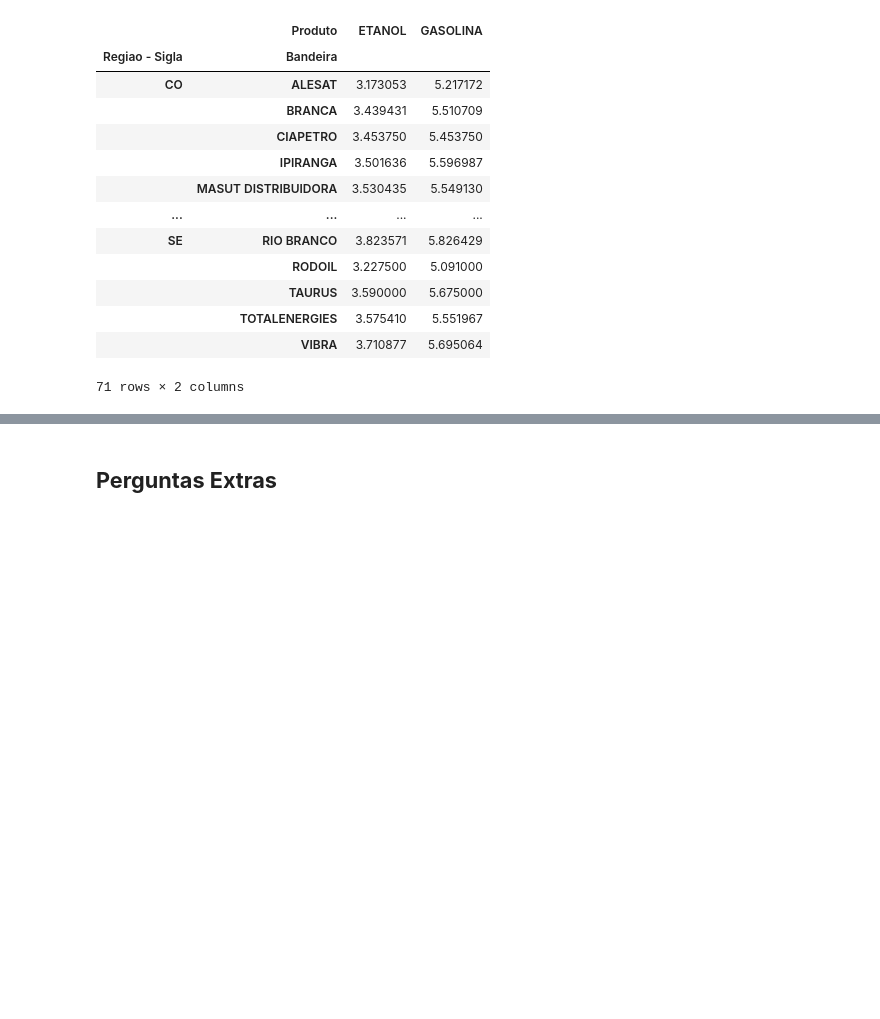
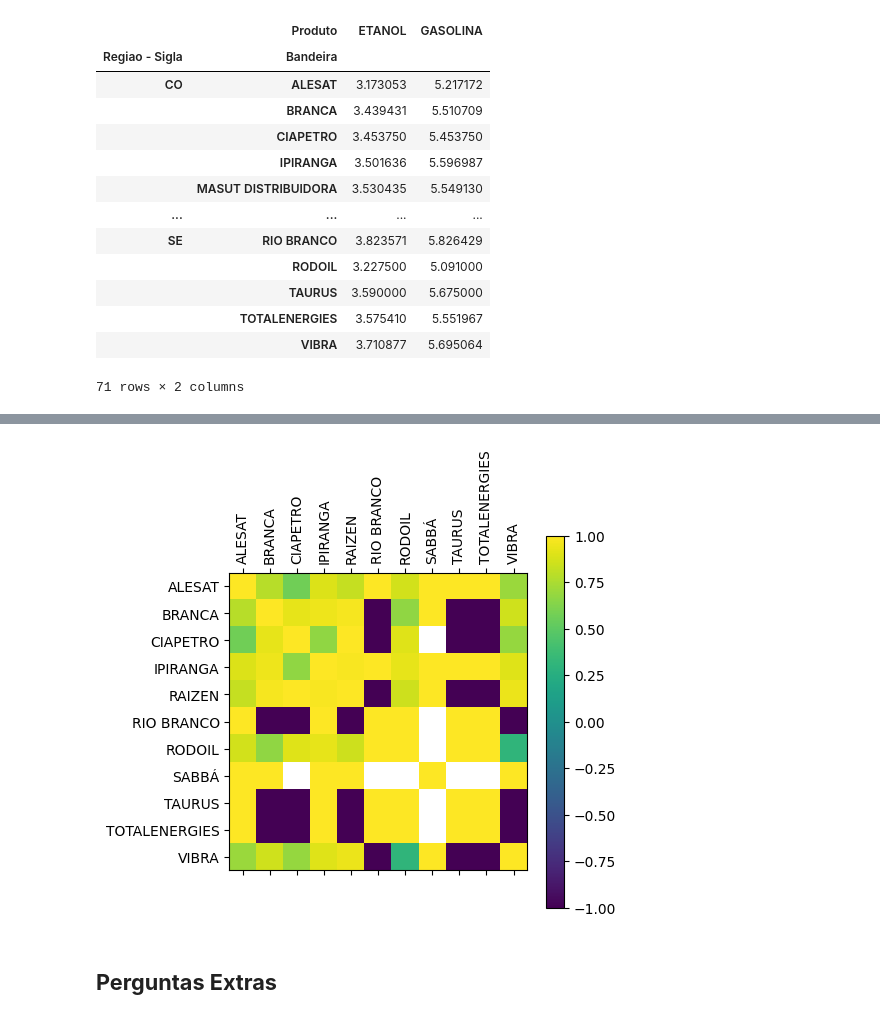
Before and after one commit to arthurlorran1/Projeto-4, a Jupyter notebook: notebook.ipynb, the cells around one changed output, grey strips where cells are left out. Cells and saved outputs as stored; diff of their text form; code cells hidden in the pictures; blank space fills up the shorter version.

```diff
--- a/notebook.ipynb
+++ b/notebook.ipynb
@@ -596,3 +603,11 @@ gp6G.corr().dropna(axis=1, how='all').dropna(axis=0, how='all')
+# %%
+plt.matshow(gp6G.corr().dropna(axis=1, how='all').dropna(axis=0, how='all'))
+plt.xticks(range(len(gp6G.corr().dropna(axis=1, how='all').dropna(axis=0, how='all').columns)), gp6G.corr().dropna(axis=1, how='all').dropna(axis=0, how='all').columns, rotation='vertical')
+plt.yticks(range(len(gp6G.corr().dropna(axis=1, how='all').dropna(axis=0, how='all').columns)), gp6G.corr().dropna(axis=1, how='all').dropna(axis=0, how='all').columns)
+plt.colorbar()
+plt.show()
+# %% [output]
+[figure, added]
 # %% [markdown]
 ## **Perguntas Extras**
 # %% [markdown]
```
Also changed, not shown: parts of 2 cells of this notebook, 1 other file.
